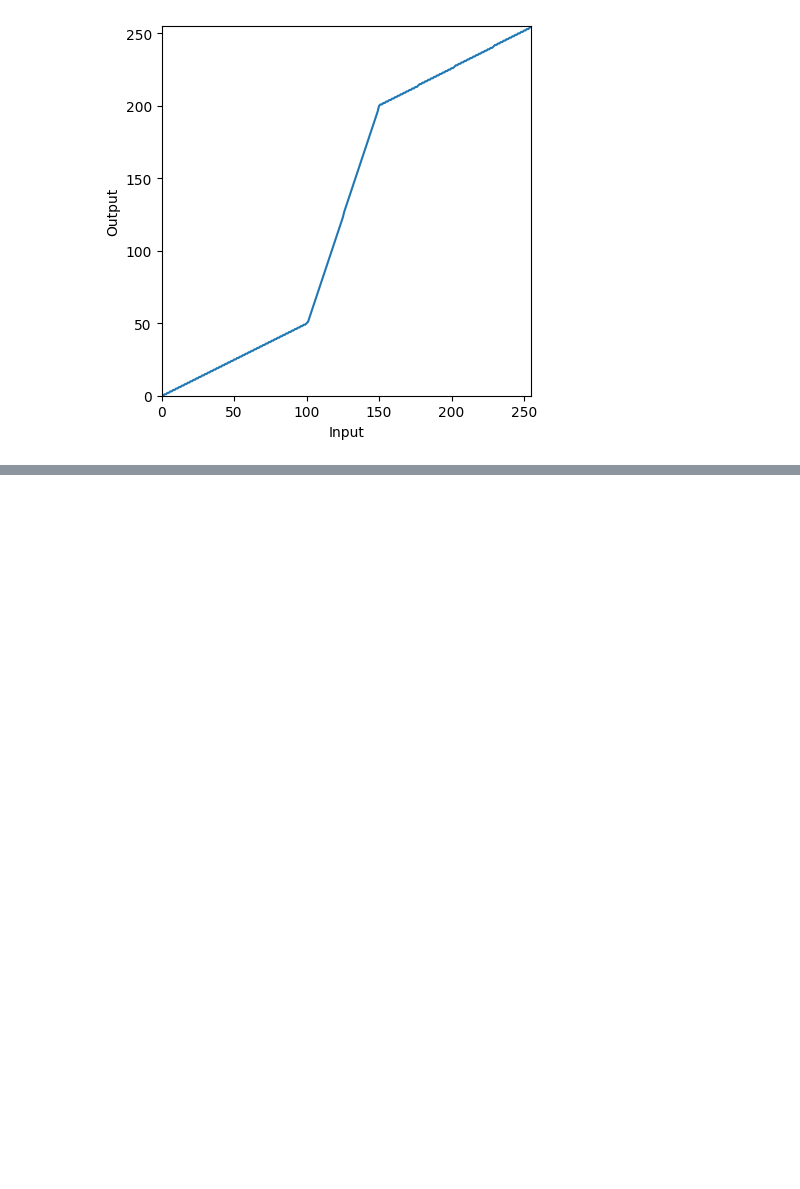
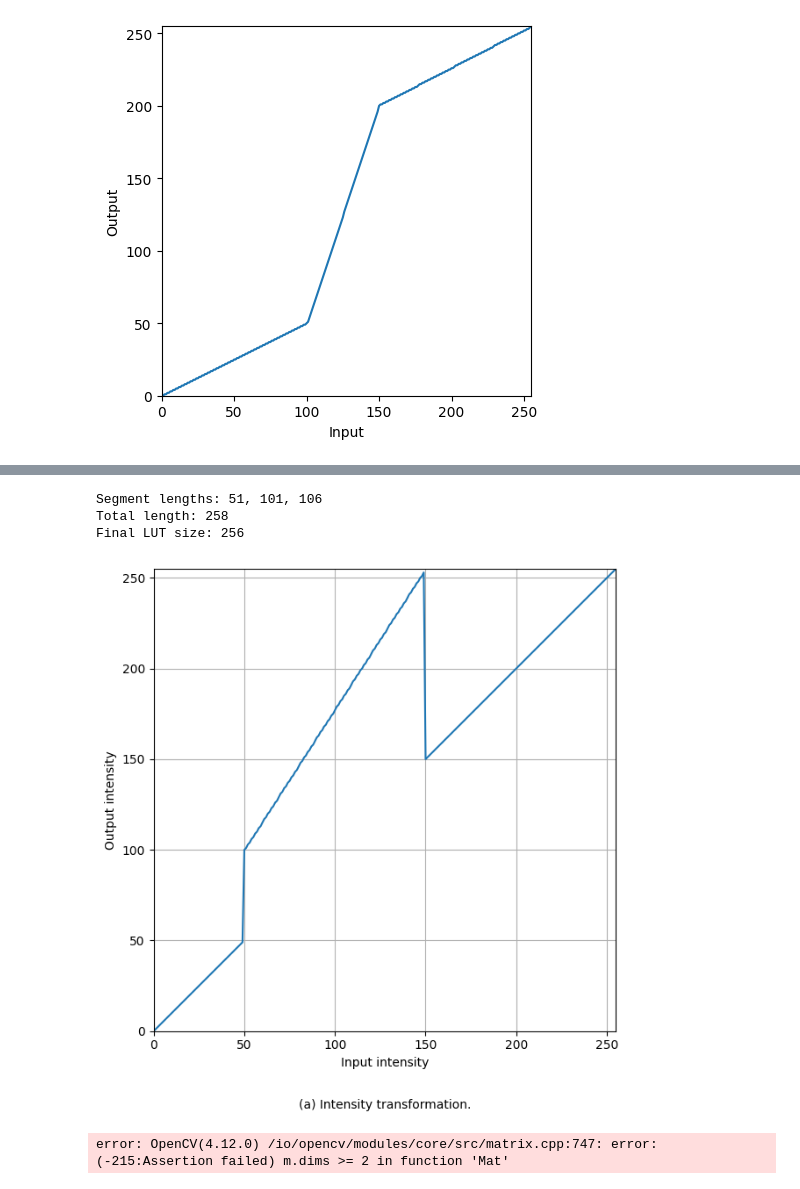
Before and after one commit to piumixit/CompVisionAssignment, a Jupyter notebook: 249316K.ipynb, the cells around one changed output, grey strips where cells are left out. Saved outputs shown, nothing was run; the diff lists cells and outputs as text; code cells hidden in the pictures; blank space fills up the shorter version.

```diff
--- a/249316K.ipynb
+++ b/249316K.ipynb
@@ -43,0 +90,50 @@ plt.show()
+# %%
+import numpy as np
+import matplotlib.pyplot as plt
+import cv2 as cv
+
+points = np.array([(0, 0), (50, 50), (50, 100), (150, 255), (150, 150), (255, 255)])
+
+
+t1 = np.linspace(points[0,1], points[1,1], points[1,0] - points[0,0] + 1, dtype=np.uint8)
+t2 = np.linspace(points[2,1], points[3,1], points[3,0] - points[2,0] + 1, dtype=np.uint8)
+t3 = np.linspace(points[4,1], points[5,1], points[5,0] - points[4,0] + 1, dtype=np.uint8)
+
+print(f"Segment lengths: {len(t1)}, {len(t2)}, {len(t3)}")
+print(f"Total length: {len(t1) + len(t2) + len(t3)}")
+
+
+transform = np.zeros(256, dtype=np.uint8)
+transform[0:51] = t1
+transform[50:151] = t2
+transform[150:256] = t3
+
+print(f"Final LUT size: {len(transform)}")
+
+fig, ax = plt.subplots(figsize=(8, 6))
+ax.plot(transform)
+ax.set_xlabel('Input intensity')
+ax.set_ylabel('Output intensity')
+ax.set_xlim(0, 255)
+ax.set_ylim(0, 255)
+ax.set_aspect('equal')
+ax.grid(True)
+plt.figtext(0.5, -0.05, '(a) Intensity transformation.', ha='center')
+plt.tight_layout()
+plt.show()
+
+img_orig = cv.imread('images/emma.jpg', cv.IMREAD_GRAYSCALE)
+
+image_transformed = cv.LUT(img_orig, transform)
+
+fig, ax = plt.subplots(1,2, figsize=(10,10))
+ax[0].imshow(img_orig, cmap='gray')
+ax[0].set_title('Original Image')
+ax[1].imshow(image_transformed, cmap='gray')
+ax[0].set_title('Transformed Image')
+# %% [output]
+Segment lengths: 51, 101, 106
+Total length: 258
+Final LUT size: 256
+[figure, added]
+error: OpenCV(4.12.0) /io/opencv/modules/core/src/matrix.cpp:747: error: (-215:Assertion failed) m.dims >= 2 in function 'Mat'
```
Also changed, not shown: parts of 1 cell of this notebook.
